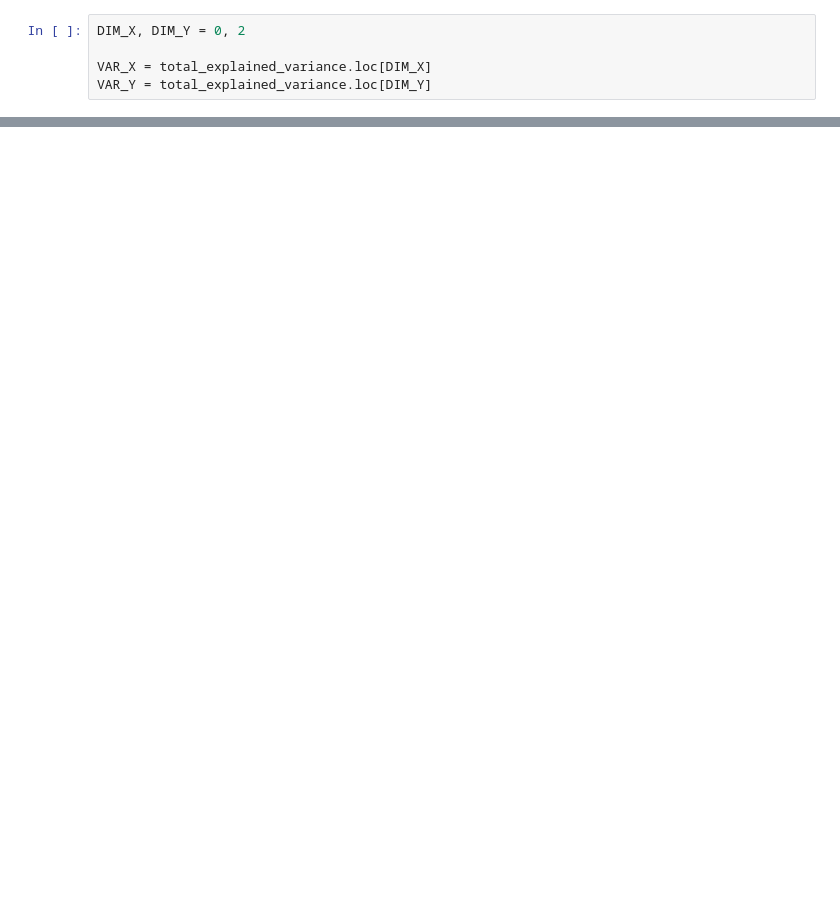
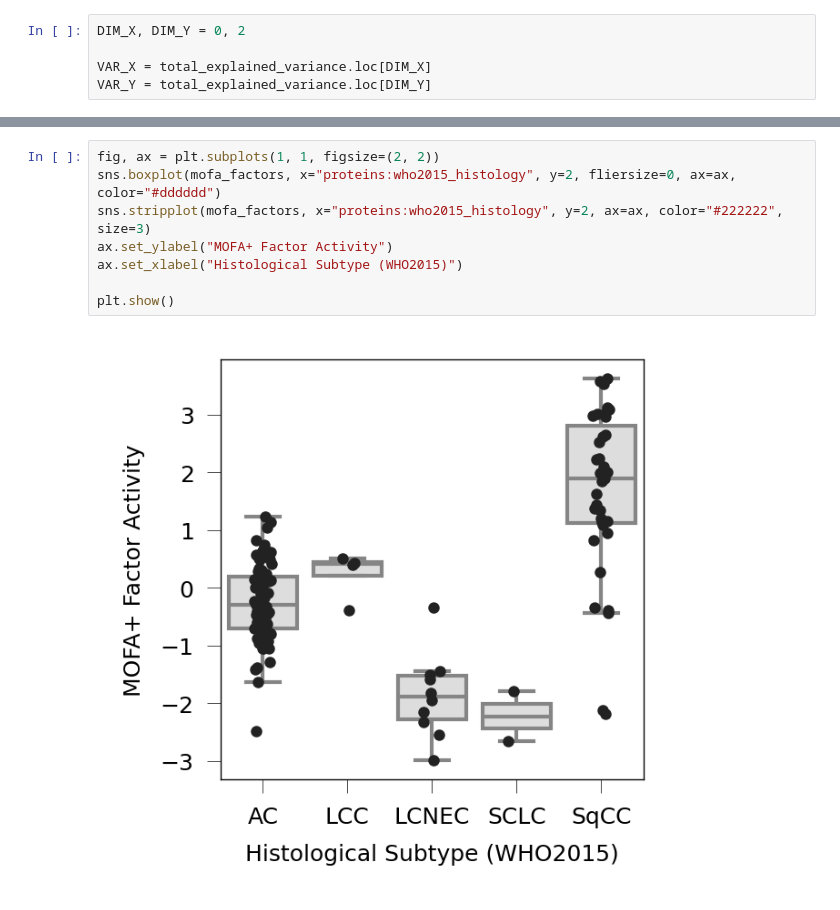
Before and after one commit to MannLabs/alphapepttools-manuscript, a Jupyter notebook: notebooks/analysis/lehtioe2021/plotting/mofa-factor-activity.ipynb, the cells around one changed output, grey strips where cells are left out. Cells and saved outputs as stored; diff of their text form; blank space fills up the shorter version.

```diff
--- a/notebooks/analysis/lehtioe2021/plotting/mofa-factor-activity.ipynb
+++ b/notebooks/analysis/lehtioe2021/plotting/mofa-factor-activity.ipynb
@@ -125,0 +196,10 @@ plt.show()
+# %%
+fig, ax = plt.subplots(1, 1, figsize=(2, 2))
+sns.boxplot(mofa_factors, x="proteins:who2015_histology", y=2, fliersize=0, ax=ax, color="#dddddd")
+sns.stripplot(mofa_factors, x="proteins:who2015_histology", y=2, ax=ax, color="#222222", size=3)
+ax.set_ylabel("MOFA+ Factor Activity")
+ax.set_xlabel("Histological Subtype (WHO2015)")
+
+plt.show()
+# %% [output]
+[figure, added]
```
Also changed, not shown: parts of 11 cells of this notebook.
